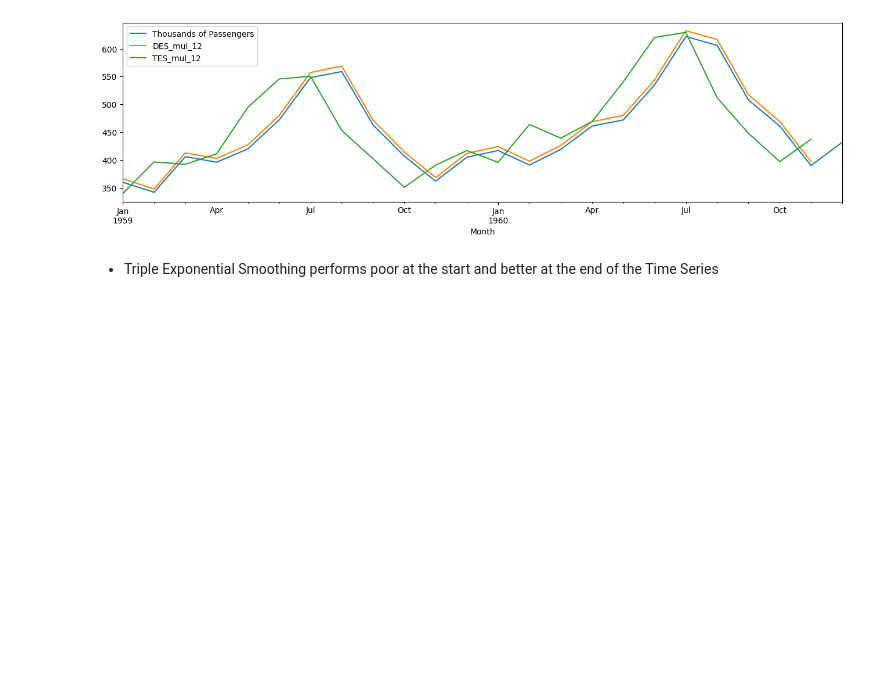
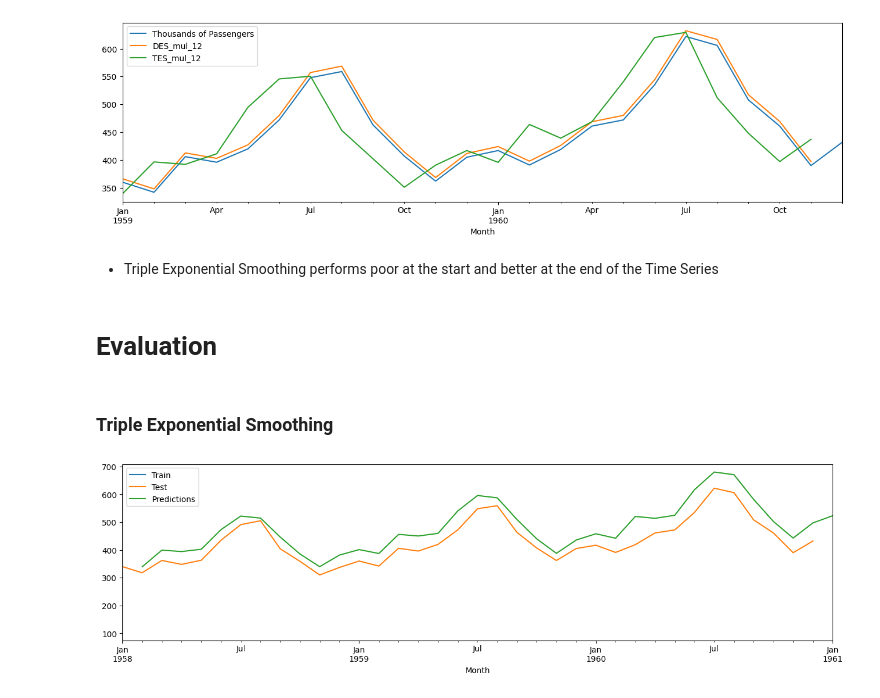
Before and after one commit to Volscente/TimeWarpForecast, a Jupyter notebook: notebooks/code_utils/statsmodels_code_utils.ipynb, the cells around one changed output. Drawn from its saved outputs; the diff is of its cells as text; code cells hidden in the pictures; blank space fills up the shorter version.

Commit message:
Model evaluation

```diff
--- a/notebooks/code_utils/statsmodels_code_utils.ipynb
+++ b/notebooks/code_utils/statsmodels_code_utils.ipynb
@@ -196,3 +196,26 @@ _ = passengers_dataset[['Thousands of Passengers',
 [figure]
 # %% [markdown]
 - Triple Exponential Smoothing performs poor at the start and better at the end of the Time Series
+# %% [markdown]
+# Evaluation
+# %% [markdown]
+### Triple Exponential Smoothing
+# %%
+# Split data
+train_data = passengers_dataset[['Thousands of Passengers']].iloc[:109]
+test_data = passengers_dataset[['Thousands of Passengers']].iloc[108:]
+# %%
+# Fit model
+model = ExponentialSmoothing(train_data['Thousands of Passengers'],
+                                 trend='mul',
+                                 seasonal='mul',
+                                 seasonal_periods=12)
+fitted_model = model.fit()
+test_predictions = fitted_model.forecast(36)
+# %%
+# Plot
+train_data['Thousands of Passengers'].plot(legend=True, label='Train', figsize=(16, 4))
+test_data['Thousands of Passengers'].plot(legend=True, label='Test', figsize=(16, 4))
+_ = test_predictions.plot(legend=True, label='Predictions', figsize=(16, 4), xlim=['1958-01-01', '1961-01-01'])
+# %% [output]
+[figure, added]
```
